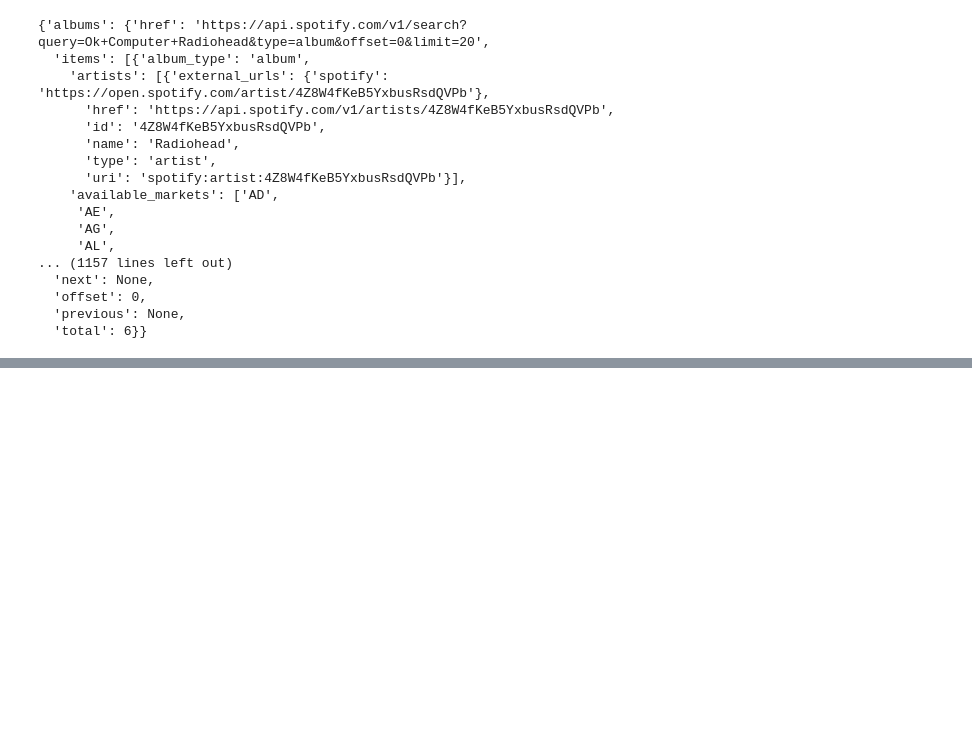
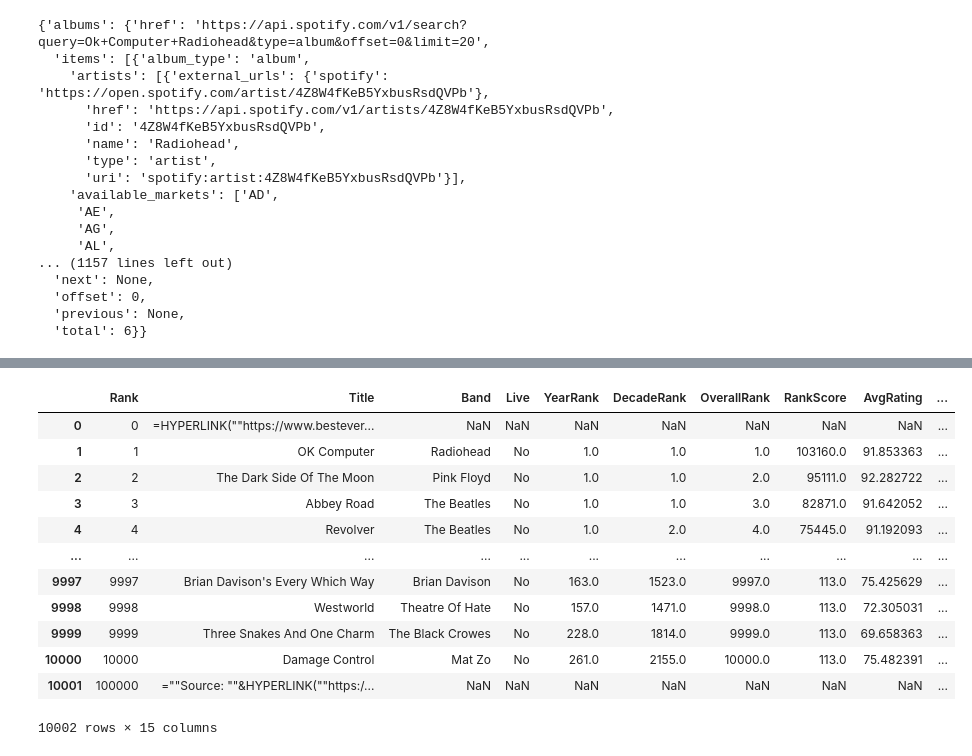
Before and after one commit to tklein98/cratescanner_2.0, a Jupyter notebook: notebooks/spotify_client.ipynb, the cells around one changed output, grey strips where cells are left out. Drawn from its saved outputs; the diff is of its cells as text; code cells hidden in the pictures; blank space fills up the shorter version.

```diff
--- a/notebooks/spotify_client.ipynb
+++ b/notebooks/spotify_client.ipynb
@@ -201,0 +384,4 @@ plt.imshow(img1)
+# %%
+best_albums_dataset['artists'] = best_albums_dataset['Band']
+# %%
+best_albums_dataset['album_name'] = best_albums_dataset['Title']
@@ -201,0 +390,16 @@ plt.imshow(img1)
+# %%
+best_albums_dataset
+# %% [output]
+|  | Rank | Title | Band | Live | YearRank | DecadeRank | OverallRank | RankScore | AvgRating | ... |
+| 0 | 0 | =HYPERLINK(""https://www.bestever... | NaN | NaN | NaN | NaN | NaN | NaN | NaN | ... |
+| 1 | 1 | OK Computer | Radiohead | No | 1.0 | 1.0 | 1.0 | 103160.0 | 91.853363 | ... |
+| 2 | 2 | The Dark Side Of The Moon | Pink Floyd | No | 1.0 | 1.0 | 2.0 | 95111.0 | 92.282722 | ... |
+| 3 | 3 | Abbey Road | The Beatles | No | 1.0 | 1.0 | 3.0 | 82871.0 | 91.642052 | ... |
+| 4 | 4 | Revolver | The Beatles | No | 1.0 | 2.0 | 4.0 | 75445.0 | 91.192093 | ... |
+| ... | ... | ... | ... | ... | ... | ... | ... | ... | ... | ... |
+| 9997 | 9997 | Brian Davison's Every Which Way | Brian Davison | No | 163.0 | 1523.0 | 9997.0 | 113.0 | 75.425629 | ... |
+| 9998 | 9998 | Westworld | Theatre Of Hate | No | 157.0 | 1471.0 | 9998.0 | 113.0 | 72.305031 | ... |
+| 9999 | 9999 | Three Snakes And One Charm | The Black Crowes | No | 228.0 | 1814.0 | 9999.0 | 113.0 | 69.658363 | ... |
+| 10000 | 10000 | Damage Control | Mat Zo | No | 261.0 | 2155.0 | 10000.0 | 113.0 | 75.482391 | ... |
+| 10001 | 100000 | =""Source: ""&HYPERLINK(""https:/... | NaN | NaN | NaN | NaN | NaN | NaN | NaN | ... |
+10002 rows × 15 columns
```
Also changed, not shown: parts of 64 cells of this notebook.
